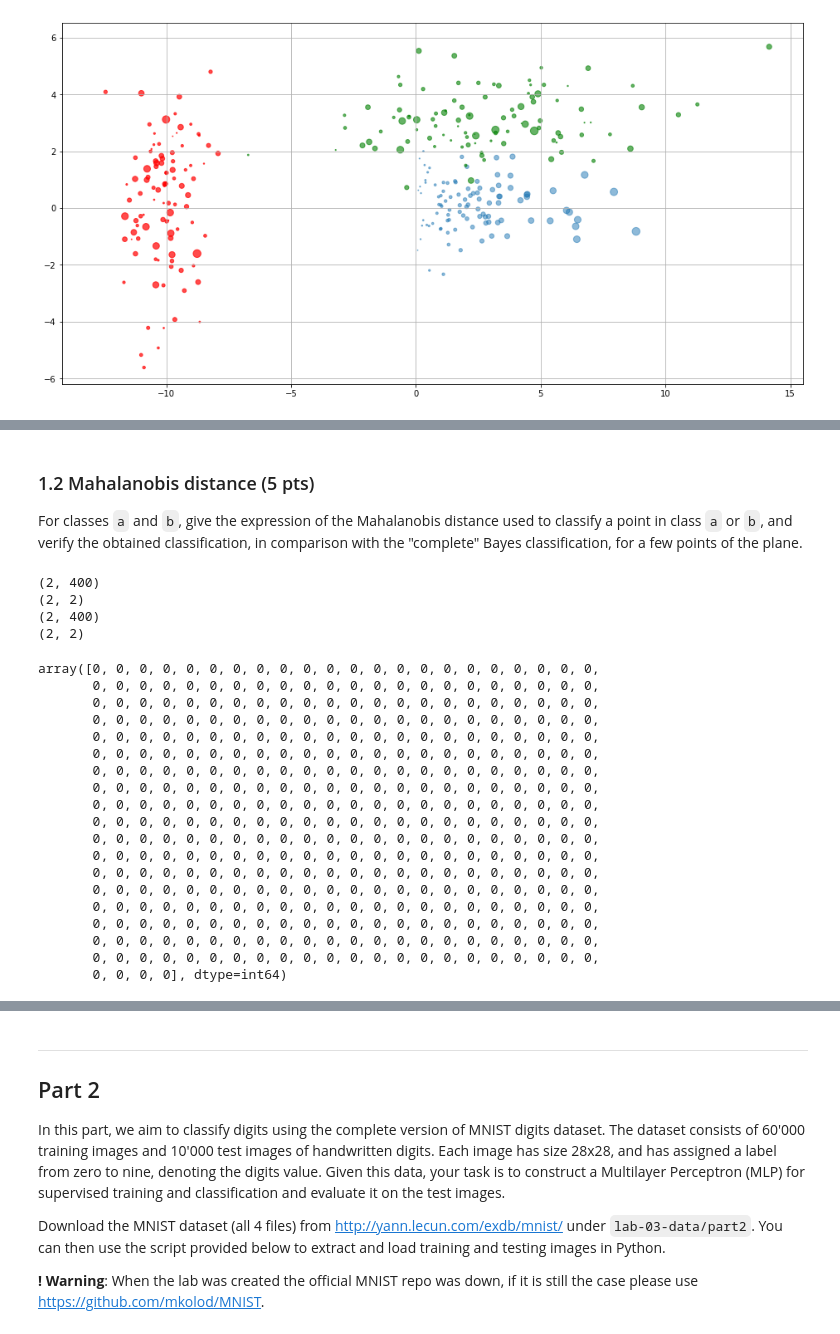
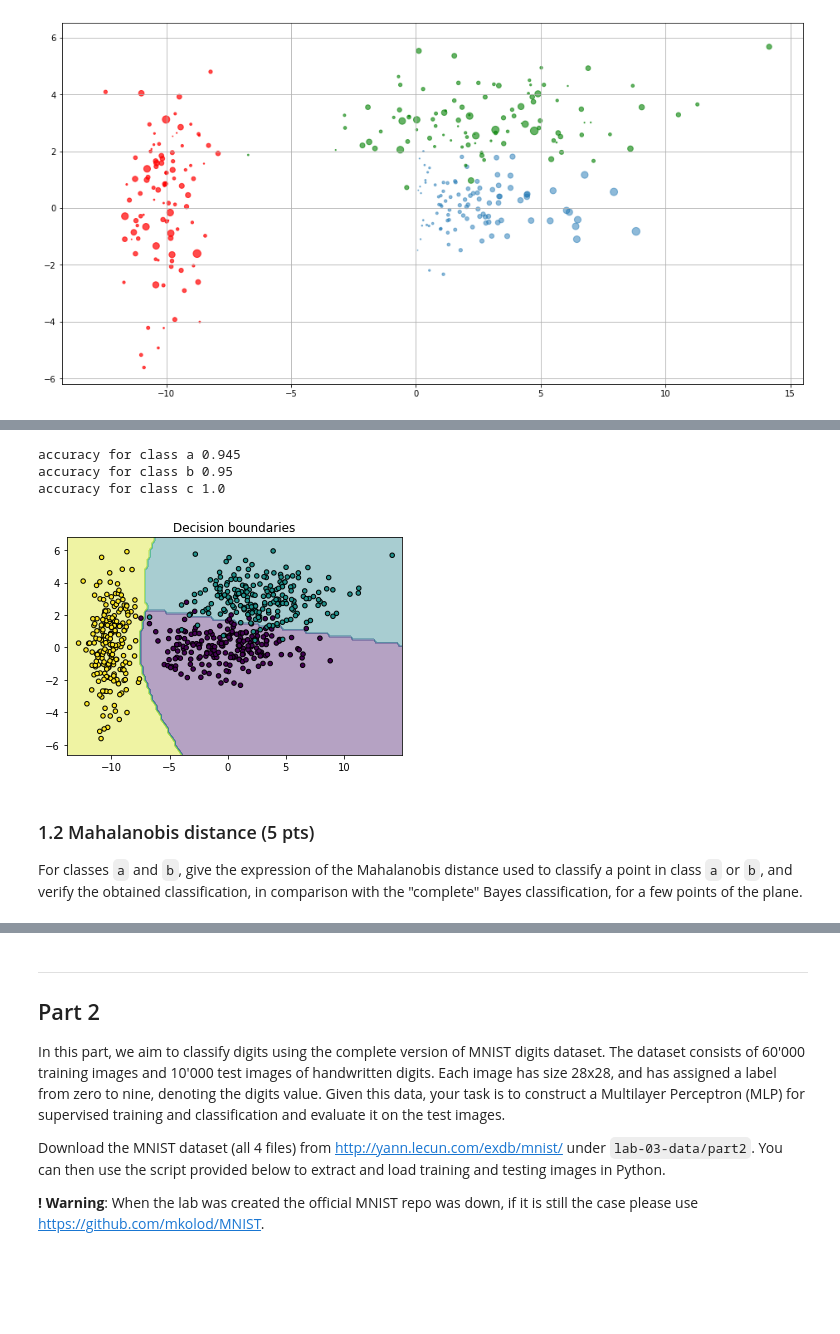
Before and after one commit to HongyuGu/iapr, a Jupyter notebook: lab3/lab/lab_03_classification.ipynb, the cells around one changed output, grey strips where cells are left out. Saved outputs shown, nothing was run; the diff lists cells and outputs as text; code cells hidden in the pictures; blank space fills up the shorter version.

```diff
--- a/lab3/lab/lab_03_classification.ipynb
+++ b/lab3/lab/lab_03_classification.ipynb
@@ -121,0 +101,21 @@ Text(0, 0.5, '$x_2$')
+# %%
+def round2int(arr):
+    return np.round(arr).astype(int)
+
+# Plot data points and estimate
+a_mean = round2int(np.mean(a, axis=0))
+a_cov = round2int(np.cov(a.T))
+b_mean = round2int(np.mean(b, axis=0))
+b_cov = round2int(np.cov(b.T))
+c_mean = round2int(np.mean(c, axis=0))
+c_cov = round2int(np.cov(c.T))
+
+print('Means:')
+print('a', a_mean)
+print('b', b_mean)
+print('c', c_mean)
+
+print('\n\nCovariances')
+print('a:\n', a_cov)
+print('b:\n', b_cov)
+print('c:\n', c_cov)
@@ -121,0 +166,2 @@ Text(0, 0.5, '$x_2$')
+# %%
+clf = BayesClassifier(a, b, c)
@@ -122,3 +177,32 @@ Text(0, 0.5, '$x_2$')
+# %%
+print(f"accuracy for class a {accuracy_score(y_true_a, y_pred_a)}")
+print(f"accuracy for class b {accuracy_score(y_true_b, y_pred_b)}")
+print(f"accuracy for class c {accuracy_score(y_true_c, y_pred_c)}")
+# %% [output]
+accuracy for class a 0.945
+accuracy for class b 0.95
+accuracy for class c 1.0
+# %%
+from itertools import product
+
+# Plotting decision regions
+x_min, x_max = X[:, 0].min() - 1, X[:, 0].max() + 1
+y_min, y_max = X[:, 1].min() - 1, X[:, 1].max() + 1
+xx, yy = np.meshgrid(np.arange(x_min, x_max, 0.2),
+                     np.arange(y_min, y_max, 0.2))
+
+
+
+Z = clf.predict(np.c_[xx.ravel(), yy.ravel()])
+Z = Z.reshape(xx.shape)
+
+plt.contourf(xx, yy, Z, alpha=0.4)
+plt.scatter(X[:, 0], X[:, 1], c=y, s=20, edgecolor='k')
+plt.title('Decision boundaries')
+
+plt.show()
+# %% [output]
+[figure, added]
 # %% [markdown]
 ### 1.2 Mahalanobis distance (5 pts)
 For classes `a` and `b`, give the expression of the Mahalanobis distance used to classify a point in class `a` or `b`, and verify the obtained classification, in comparison with the "complete" Bayes classification, for a few points of the plane.
@@ -154,26 +219,0 @@ clf = MahalanobisBinaryClassifier(ab, y_ab)
-# %%
-clf.predict(ab)
-# %% [output]
-(2, 400)
-(2, 2)
-(2, 400)
-(2, 2)
-array([0, 0, 0, 0, 0, 0, 0, 0, 0, 0, 0, 0, 0, 0, 0, 0, 0, 0, 0, 0, 0, 0,
-       0, 0, 0, 0, 0, 0, 0, 0, 0, 0, 0, 0, 0, 0, 0, 0, 0, 0, 0, 0, 0, 0,
-       0, 0, 0, 0, 0, 0, 0, 0, 0, 0, 0, 0, 0, 0, 0, 0, 0, 0, 0, 0, 0, 0,
-       0, 0, 0, 0, 0, 0, 0, 0, 0, 0, 0, 0, 0, 0, 0, 0, 0, 0, 0, 0, 0, 0,
-       0, 0, 0, 0, 0, 0, 0, 0, 0, 0, 0, 0, 0, 0, 0, 0, 0, 0, 0, 0, 0, 0,
-       0, 0, 0, 0, 0, 0, 0, 0, 0, 0, 0, 0, 0, 0, 0, 0, 0, 0, 0, 0, 0, 0,
-       0, 0, 0, 0, 0, 0, 0, 0, 0, 0, 0, 0, 0, 0, 0, 0, 0, 0, 0, 0, 0, 0,
-       0, 0, 0, 0, 0, 0, 0, 0, 0, 0, 0, 0, 0, 0, 0, 0, 0, 0, 0, 0, 0, 0,
-       0, 0, 0, 0, 0, 0, 0, 0, 0, 0, 0, 0, 0, 0, 0, 0, 0, 0, 0, 0, 0, 0,
-       0, 0, 0, 0, 0, 0, 0, 0, 0, 0, 0, 0, 0, 0, 0, 0, 0, 0, 0, 0, 0, 0,
-       0, 0, 0, 0, 0, 0, 0, 0, 0, 0, 0, 0, 0, 0, 0, 0, 0, 0, 0, 0, 0, 0,
-       0, 0, 0, 0, 0, 0, 0, 0, 0, 0, 0, 0, 0, 0, 0, 0, 0, 0, 0, 0, 0, 0,
-       0, 0, 0, 0, 0, 0, 0, 0, 0, 0, 0, 0, 0, 0, 0, 0, 0, 0, 0, 0, 0, 0,
-       0, 0, 0, 0, 0, 0, 0, 0, 0, 0, 0, 0, 0, 0, 0, 0, 0, 0, 0, 0, 0, 0,
-       0, 0, 0, 0, 0, 0, 0, 0, 0, 0, 0, 0, 0, 0, 0, 0, 0, 0, 0, 0, 0, 0,
-       0, 0, 0, 0, 0, 0, 0, 0, 0, 0, 0, 0, 0, 0, 0, 0, 0, 0, 0, 0, 0, 0,
-       0, 0, 0, 0, 0, 0, 0, 0, 0, 0, 0, 0, 0, 0, 0, 0, 0, 0, 0, 0, 0, 0,
-       0, 0, 0, 0, 0, 0, 0, 0, 0, 0, 0, 0, 0, 0, 0, 0, 0, 0, 0, 0, 0, 0,
-       0, 0, 0, 0], dtype=int64)
```
Also changed, not shown: parts of 18 cells of this notebook.
